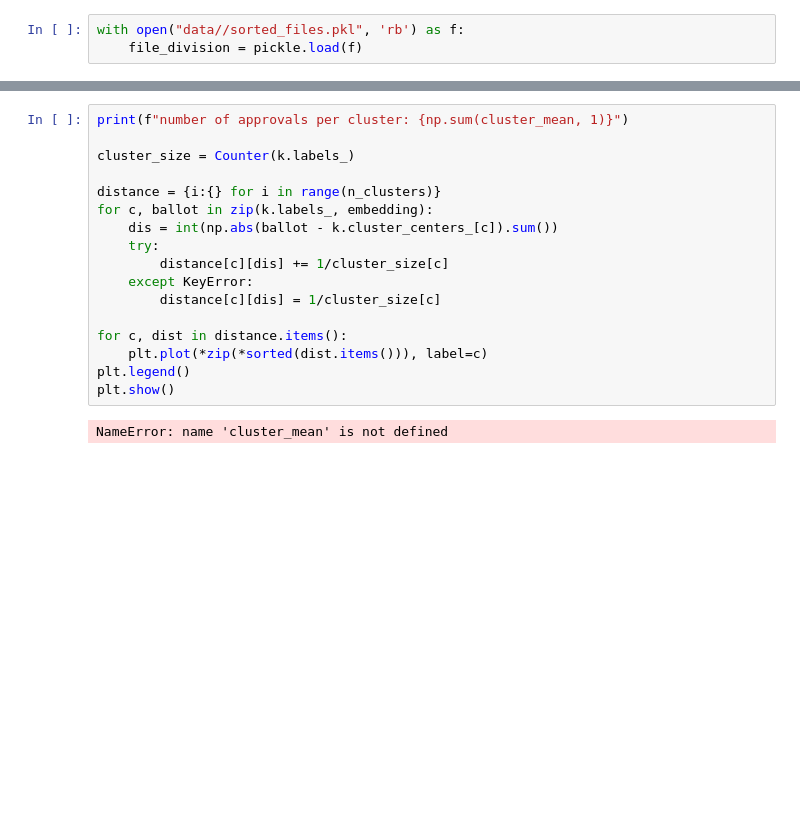
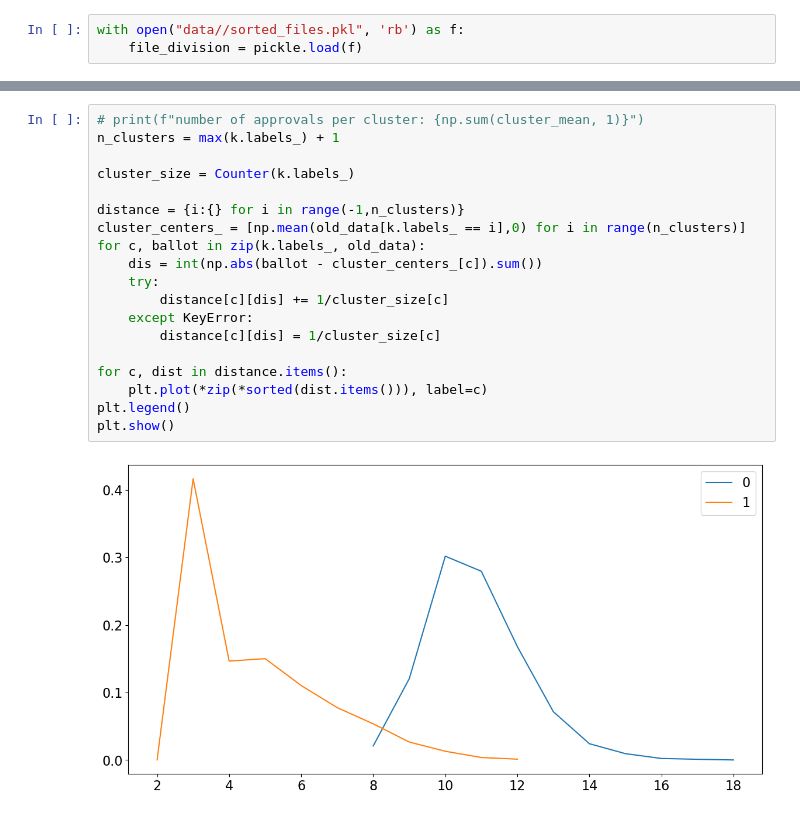
Before and after one commit to jjgsherwood/COMSOC, a Jupyter notebook: data_statistics.ipynb, the cells around one changed output, grey strips where cells are left out. Cells and saved outputs as stored; diff of their text form; blank space fills up the shorter version.

```diff
--- a/data_statistics.ipynb
+++ b/data_statistics.ipynb
@@ -126,19 +162,21 @@ Text(0.5, 1.0, 'UMAP projection of the dataset')
 # %%
-print(f"number of approvals per cluster: {np.sum(cluster_mean, 1)}")
+# print(f"number of approvals per cluster: {np.sum(cluster_mean, 1)}")
+n_clusters = max(k.labels_) + 1
 
 cluster_size = Counter(k.labels_)
 
-distance = {i:{} for i in range(n_clusters)}
-for c, ballot in zip(k.labels_, embedding):
-    dis = int(np.abs(ballot - k.cluster_centers_[c]).sum())
+distance = {i:{} for i in range(-1,n_clusters)}
+cluster_centers_ = [np.mean(old_data[k.labels_ == i],0) for i in range(n_clusters)]
+for c, ballot in zip(k.labels_, old_data):
+    dis = int(np.abs(ballot - cluster_centers_[c]).sum())
     try:
         distance[c][dis] += 1/cluster_size[c]
     except KeyError:
         distance[c][dis] = 1/cluster_size[c]
 
 for c, dist in distance.items():
     plt.plot(*zip(*sorted(dist.items())), label=c)
 plt.legend()
 plt.show()
 # %% [output]
-NameError: name 'cluster_mean' is not defined
+[figure, added]
```
Also changed, not shown: parts of 9 cells of this notebook, 1 other file.
